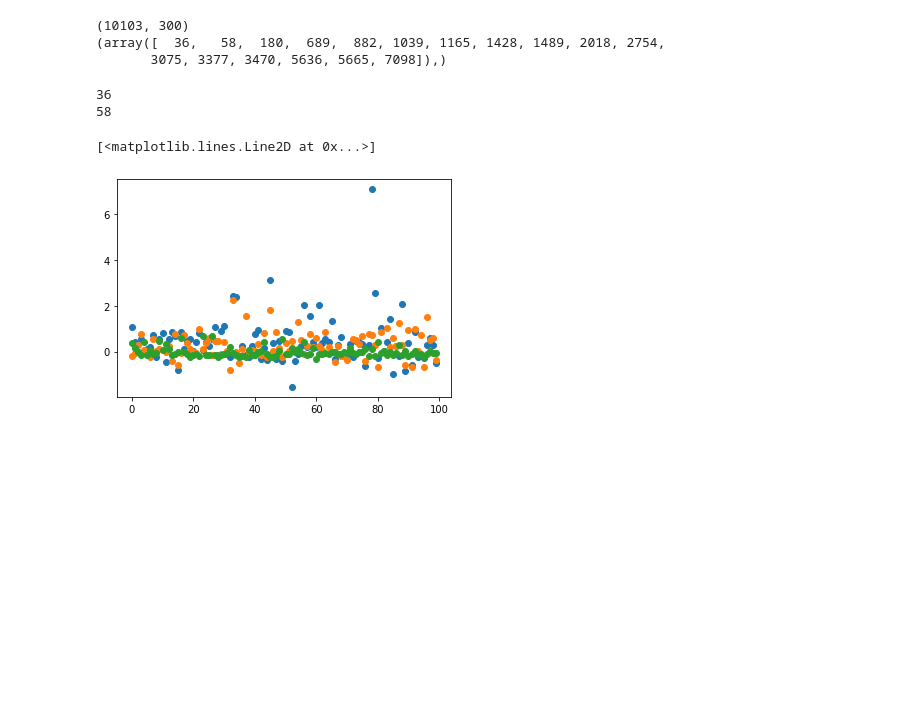
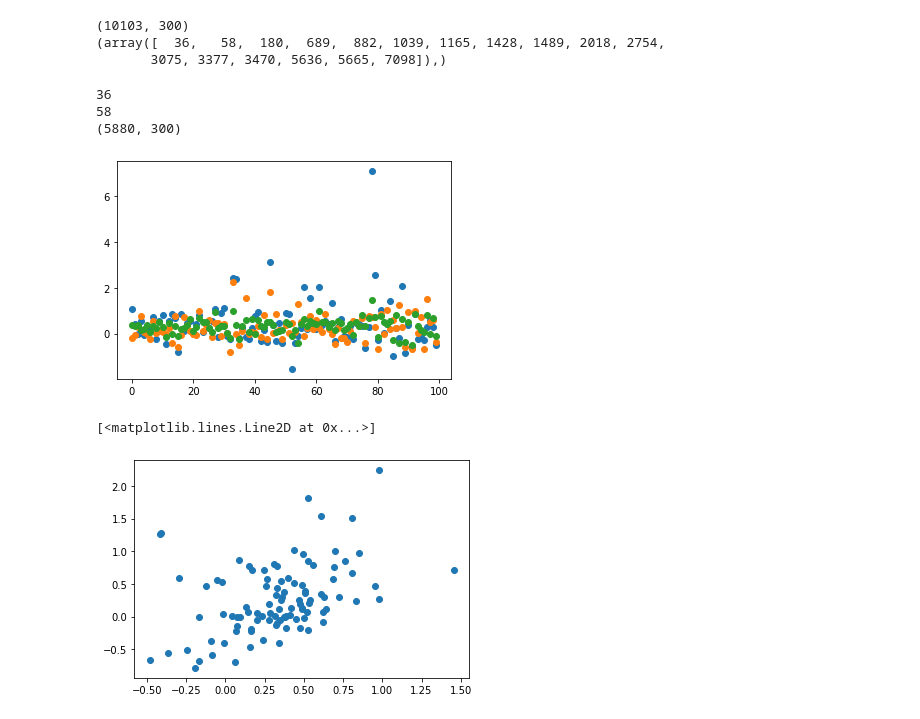
Before and after one commit to MouseLand/EnsemblePursuit, a Jupyter notebook: ThresholdExperiments/ThresholdVisualizations.ipynb, the cells around one changed output. Saved outputs shown, nothing was run; the diff lists cells and outputs as text; code cells hidden in the pictures; blank space fills up the shorter version.

```diff
--- a/ThresholdExperiments/ThresholdVisualizations.ipynb
+++ b/ThresholdExperiments/ThresholdVisualizations.ipynb
@@ -43,11 +47,16 @@ list_of_neurons=list(list_of_neurons[0])
 # %%
 list_of_neurons_=[36,58]
 for neuron in list_of_neurons_:
     print(neuron)
     plt.plot(X[neuron,:100],'o')
-plt.plot(V[0,:100],'o')
+print(V.shape)
+plt.plot(V[:100,0],'o')
+plt.show()
+plt.plot(V[:100,0],X[58,:100],'o')
 # %% [output]
 36
 58
+(5880, 300)
+[figure, new version]
 [<matplotlib.lines.Line2D at 0x...>]
-[figure, old version]
+[figure, added]
```
Also changed, not shown: parts of 6 cells of this notebook, 5 other files.
